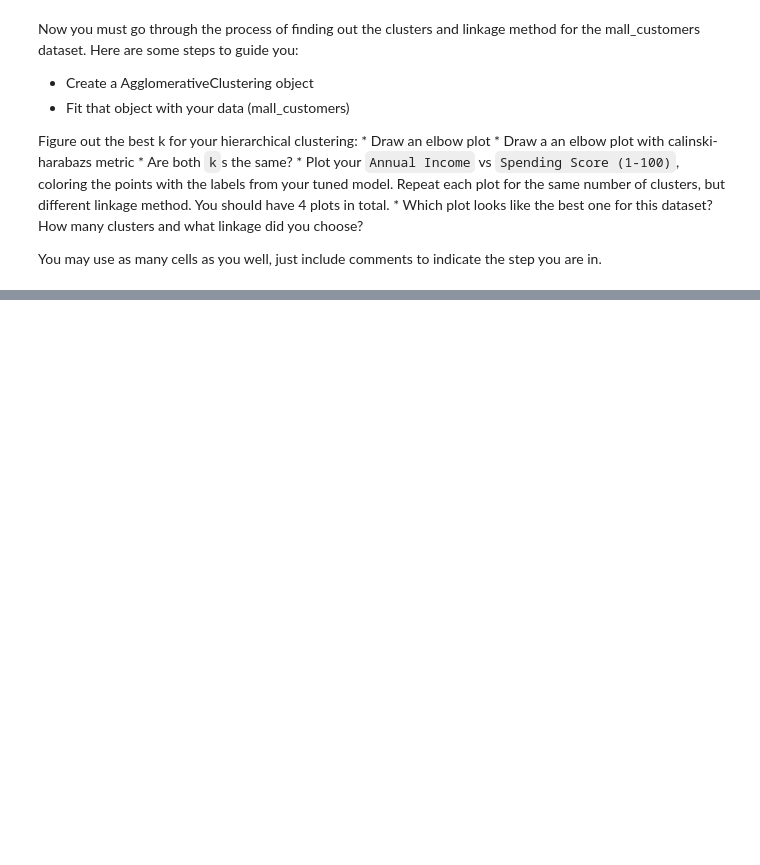
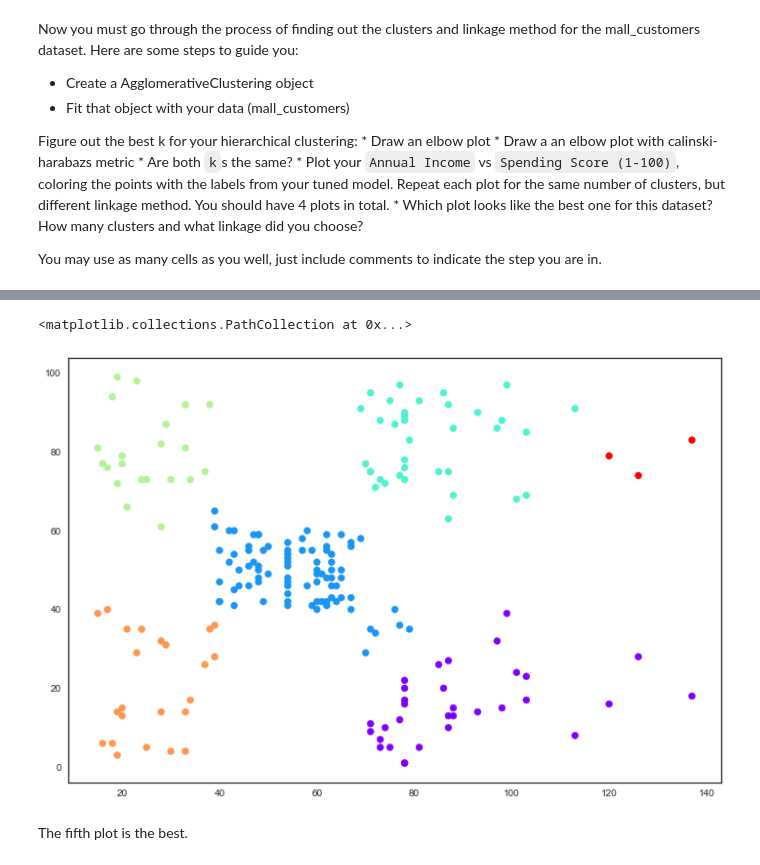
Before and after one commit to Nellyan4/data_mining, a Jupyter notebook: class exercise/3/Clustering-Mini 2_XiYan.ipynb, the cells around one changed output, grey strips where cells are left out. Drawn from its saved outputs; the diff is of its cells as text; code cells hidden in the pictures; blank space fills up the shorter version.

```diff
--- a/class exercise/3/Clustering-Mini 2_XiYan.ipynb
+++ b/class exercise/3/Clustering-Mini 2_XiYan.ipynb
@@ -335,3 +348,7 @@ print(hc_ward.labels_)
 # %%
+hc_ward=AgglomerativeClustering(n_clusters=6,linkage='complete').fit(x)
 plt.figure(figsize=(12, 8))
-plt.scatter(x[:,0], x[:,1], c=hc_ward.labels_, cmap='rainbow')
+plt.scatter(x['Annual Income (k$)'], x['Spending Score (1-100)'], c=hc_ward.labels_, cmap='rainbow')
+# %% [output]
+<matplotlib.collections.PathCollection at 0x...>
+[figure, added]
@@ -349,0 +355,2 @@ plt.scatter(x[:,0], x[:,1], c=hc_ward.labels_, cmap='rainbow')
+# %% [markdown]
+The fifth plot is the best.
```
Also changed, not shown: parts of 29 cells of this notebook, 3 other files.
